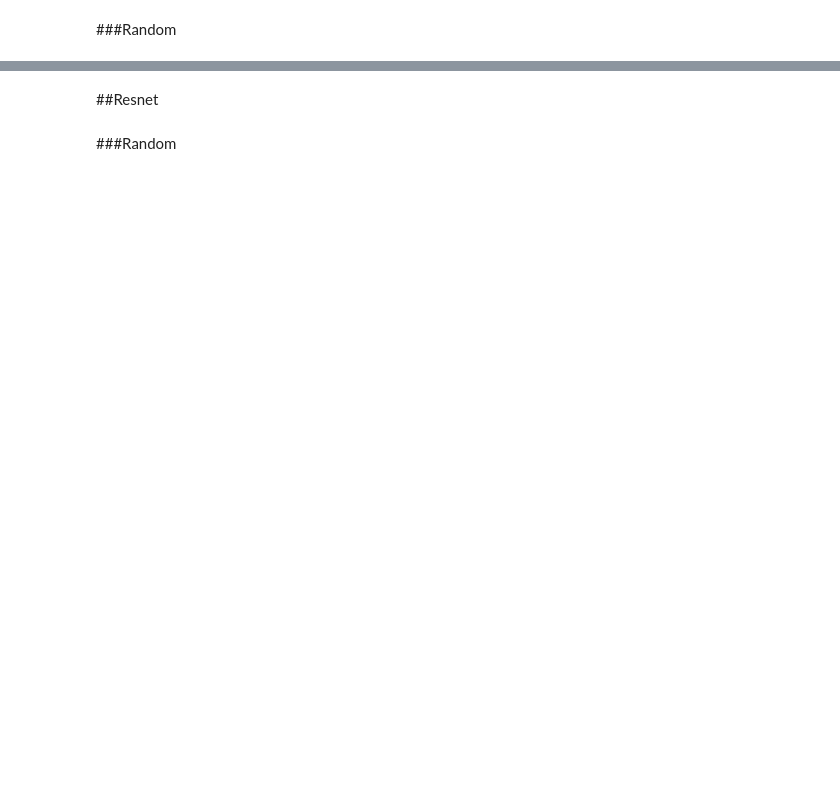
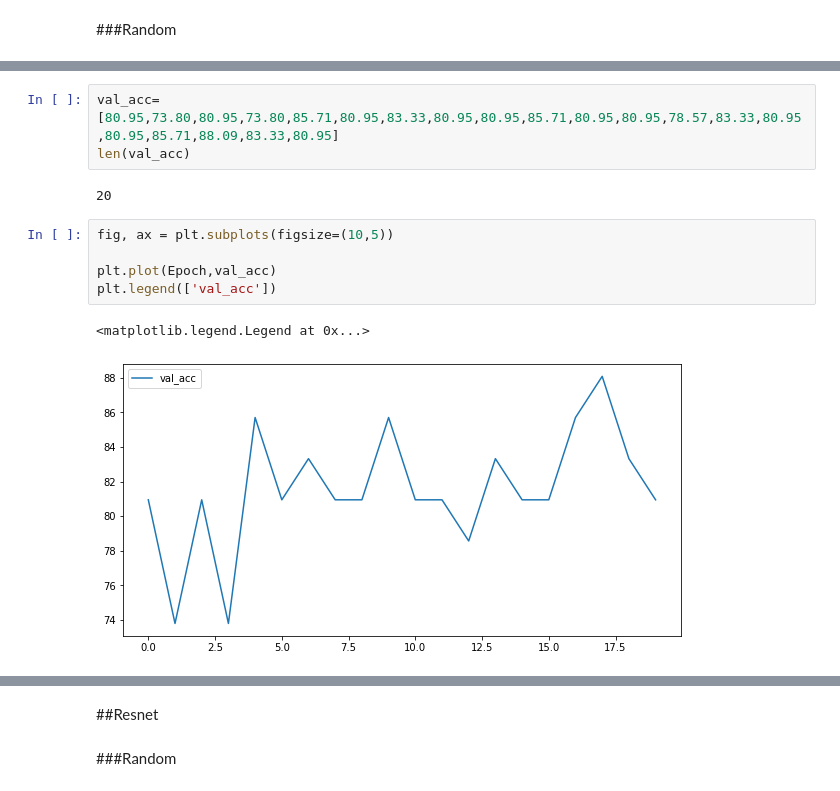
Before and after one commit to Farouk96/Audio-Classification, a Jupyter notebook: P7_02_02_New_methode.ipynb, the cells around one changed output, grey strips where cells are left out. Drawn from its saved outputs; the diff is of its cells as text; blank space fills up the shorter version.

```diff
--- a/P7_02_02_New_methode.ipynb
+++ b/P7_02_02_New_methode.ipynb
@@ -89 +159,14 @@ Epoch 19/20 Loss:0.07919263982746218 Valid Acc:88.0952380952381
+# %%
+val_acc=[80.95,73.80,80.95,73.80,85.71,80.95,83.33,80.95,80.95,85.71,80.95,80.95,78.57,83.33,80.95,80.95,85.71,88.09,83.33,80.95]
+len(val_acc)
+# %% [output]
+20
+# %%
+fig, ax = plt.subplots(figsize=(10,5))
+
+plt.plot(Epoch,val_acc)
+plt.legend(['val_acc'])
+# %% [output]
+<matplotlib.legend.Legend at 0x...>
+[figure, added]
 # %%
```
Also changed, not shown: parts of 26 cells of this notebook.
